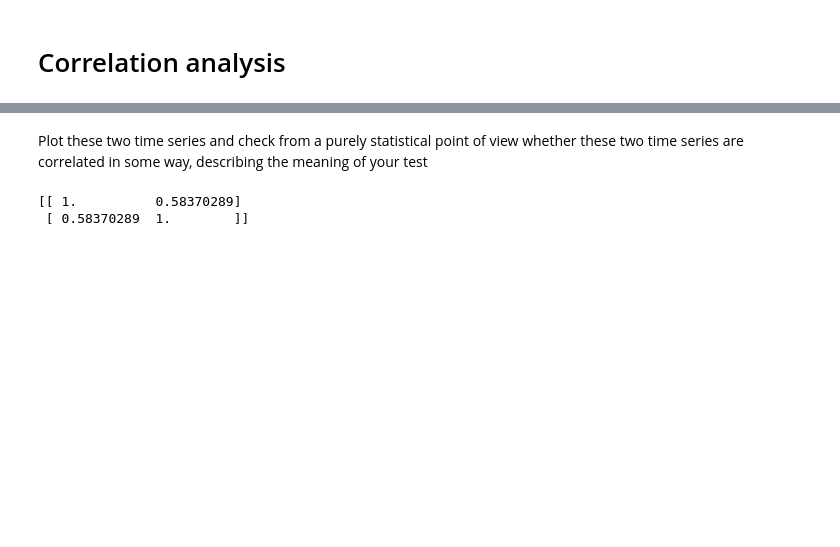
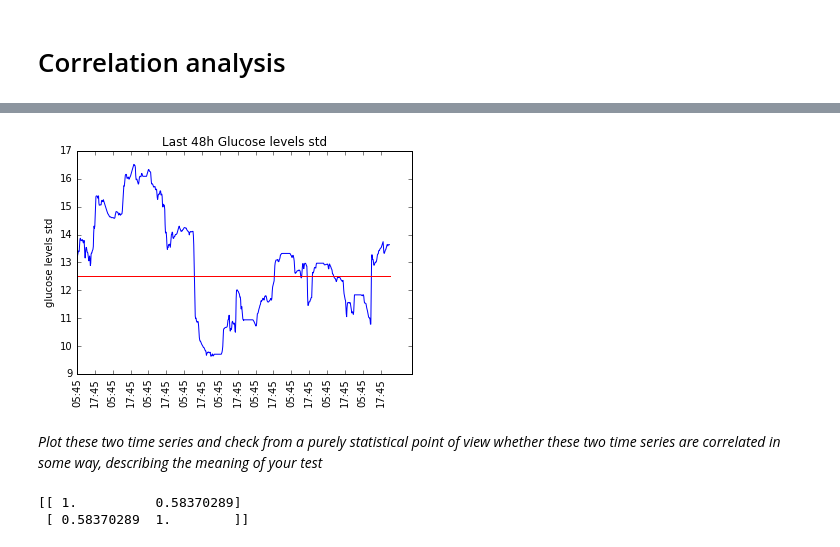
Before and after one commit to HidaiGertel/HidaiGertel.github.io, a Jupyter notebook: challenge/challenge.ipynb, the cells around one changed output, grey strips where cells are left out. Drawn from its saved outputs; the diff is of its cells as text; code cells hidden in the pictures; blank space fills up the shorter version.

```diff
--- a/challenge/challenge.ipynb
+++ b/challenge/challenge.ipynb
@@ -76,4 +73,14 @@ plt.show()
+# %%
+plt.plot(y)
+plt.title('Last 48h Glucose levels std')
+plt.plot([0,len(y)],[12.5,12.5],'r')
+plt.ylabel('glucose levels std')
+ticks = [t.strftime("%H:%M") for t in time_stamps[::48]]
+plt.xticks(range(0,len(time_stamps),48), ticks, rotation='vertical')
+plt.show()
+# %% [output]
+[figure, added]
 # %% [markdown]
-Plot these two time series and check from a purely statistical point of view whether these two time
-series are correlated in some way, describing the meaning of your test
+*Plot these two time series and check from a purely statistical point of view whether these two time
+series are correlated in some way, describing the meaning of your test*
 # %%
```
Also changed, not shown: parts of 19 cells of this notebook.
